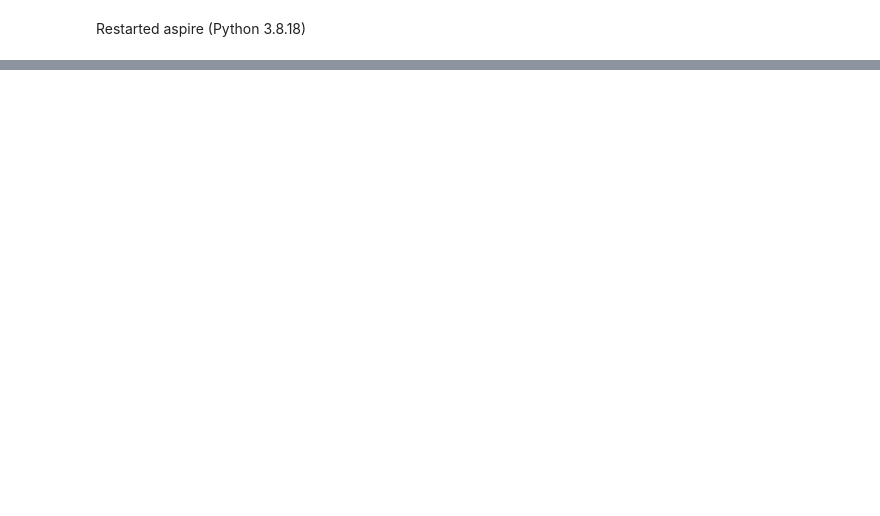
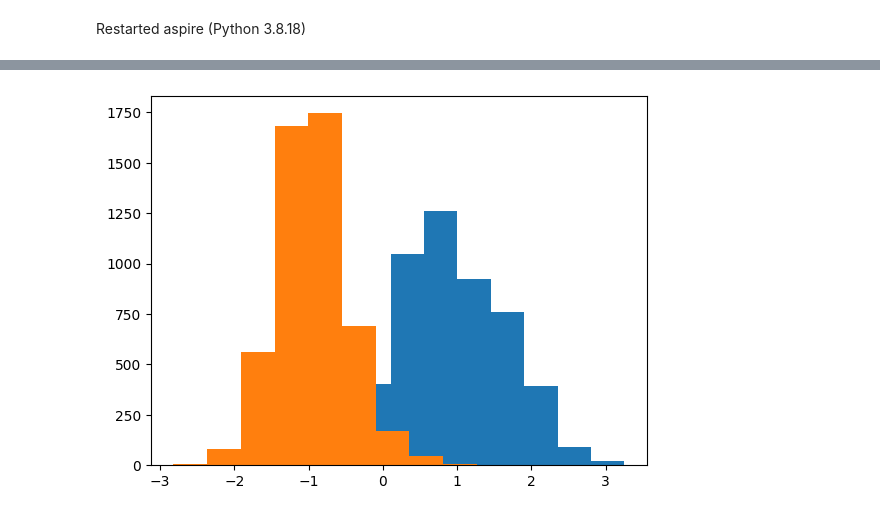
Before and after one commit to RoeyYadgar/3DCovarEstimation, a Jupyter notebook: jupy_test.ipynb, the cells around one changed output, grey strips where cells are left out. Saved outputs shown, nothing was run; the diff lists cells and outputs as text; code cells hidden in the pictures; blank space fills up the shorter version.

Commit message:
added jupy_test notebook to test various properties of the paper dataset

```diff
--- a/jupy_test.ipynb
+++ b/jupy_test.ipynb
@@ -112,0 +106,21 @@ x['pts'][:,a]
+# %%
+%load_ext autoreload
+%autoreload 2
+import torch
+from covar_sgd import *
+#cov = Covar(source.L,rank,vectors=torch.tensor((vol_state1-vol_state2).asnumpy())/2)
+cov = Covar(source.L,rank)
+trainParallel(cov,dataset,savepath = 'data/paper_dataset/covar_results.bin',
+                batch_size = 32,
+                max_epochs = 5,
+                #lr = 1e-3*2,                momentum = 0.95,
+                #lr = 5e-4, momentum = 0.9,
+                #optim_type = 'SGD',
+                lr = 1e-2,optim_type = 'Adam',
+                reg = 1e-6*10,
+                gamma_lr = 0.8,
+                gamma_reg = 0.8,
+                orthogonal_projection= False
+            )
+eigen_est = torch.load('data/paper_dataset/covar_results.bin')['vectors']
+Volume(-eigen_est.cpu().detach().numpy()).save('data/paper_dataset/eigen_est.mrc',overwrite = True)
@@ -112,0 +139,19 @@ x['pts'][:,a]
+# %%
+import torch
+import numpy as np
+from matplotlib import pyplot as plt
+from aspire.volume import Volume
+
+eigen = Volume(eigen_est.cpu().detach().numpy())
+projected_eigen = source.vol_forward(eigen,0,source.n)
+coeffs1 = torch.sum((torch.tensor(projected_eigen.asnumpy())*dataset.images),dim=(1,2))/(torch.norm(torch.tensor(projected_eigen.asnumpy()),dim=(1,2)))**2
+#coeffs1 = torch.sum((torch.tensor(projected_eigen.asnumpy())*dataset.images),dim=(1,2))/((torch.norm(torch.tensor(projected_eigen.asnumpy()),dim=(1,2)))**2+noise_variance)
+plt.plot(coeffs1)
+
+eigenGD = (vol_state1-vol_state2)/2
+projected_eigenGD = source.vol_forward(eigenGD,0,source.n)
+coeffs2 = torch.sum((torch.tensor(projected_eigenGD.asnumpy())*dataset.images),dim=(1,2))/(torch.norm(torch.tensor(projected_eigenGD.asnumpy()),dim=(1,2)))**2
+#coeffs2 = torch.sum((torch.tensor(projected_eigenGD.asnumpy())*dataset.images),dim=(1,2))/((torch.norm(torch.tensor(projected_eigenGD.asnumpy()),dim=(1,2)))**2+noise_variance)
+plt.plot(coeffs2)
+
+plt.show()
@@ -112,0 +174,6 @@ x['pts'][:,a]
+# %%
+plt.hist(coeffs2[mrcs_id <= 5000])
+plt.hist(coeffs2[mrcs_id > 5000])
+plt.show()
+# %% [output]
+[figure, added]
```
Also changed, not shown: parts of 27 cells of this notebook.
